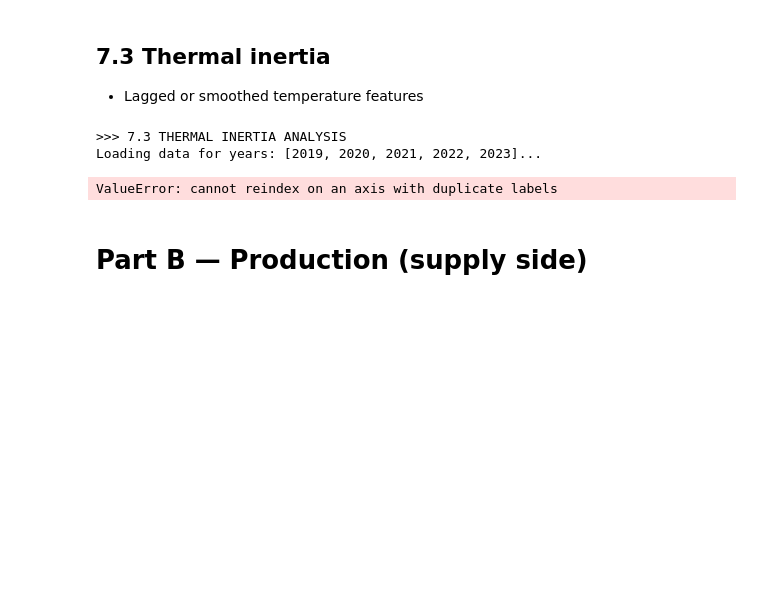
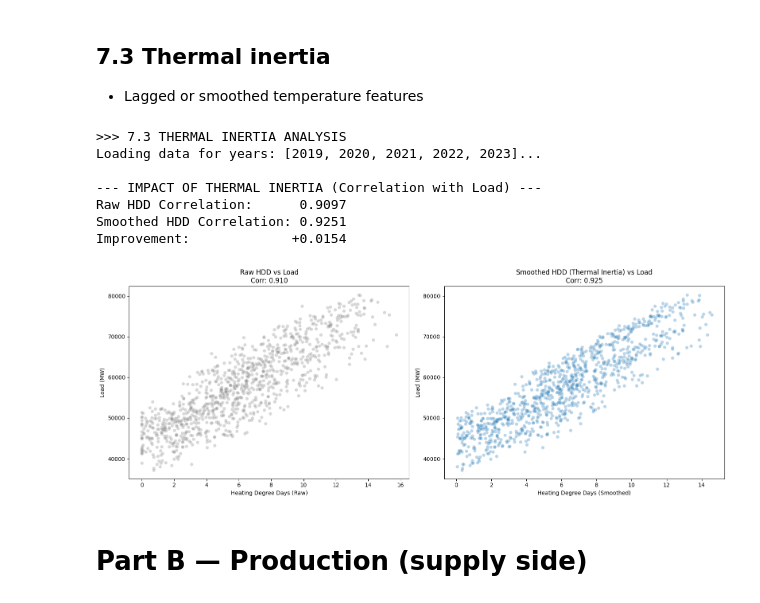
Before and after one commit to quentinbenchetrit/france-grid-stress-prediction, a Jupyter notebook: notebooks/EDA.ipynb, the cells around one changed output. Drawn from its saved outputs; the diff is of its cells as text; code cells hidden in the pictures; blank space fills up the shorter version.

```diff
--- a/notebooks/EDA.ipynb
+++ b/notebooks/EDA.ipynb
@@ -2834,11 +2844,15 @@ def analyze_thermal_inertia():
             df = pd.read_csv(f, usecols=[date_col, val_col])
             df = df.rename(columns={date_col: 'ts', val_col: 'mw'})
             df['ts'] = pd.to_datetime(df['ts'], utc=True)
+            # Resample to Daily Mean immediately
             conso_list.append(df.set_index('ts').resample('D')['mw'].mean())
         except: pass
 
     if not conso_list: return
     df_conso = pd.concat(conso_list)
+
+    # CRITICAL FIX: Deduplicate Index
+    df_conso = df_conso[~df_conso.index.duplicated(keep='first')].sort_index()
 
     # --- B. Load Weather ---
     weather_list = []
@@ -2856,7 +2870,11 @@ def analyze_thermal_inertia():
     if not weather_list: return
     df_weather = pd.concat(weather_list)
 
+    # CRITICAL FIX: Deduplicate Index
+    df_weather = df_weather[~df_weather.index.duplicated(keep='first')].sort_index()
+
     # --- C. Feature Engineering (Thermal Inertia) ---
+    # Now concatenation is safe
     df = pd.concat([df_conso, df_weather], axis=1).dropna()
     df.columns = ['load_mw', 'temp_raw']
 
@@ -2881,34 +2899,39 @@ def analyze_thermal_inertia():
     fig, axes = plt.subplots(1, 2, figsize=(16, 6))
 
     # Plot 1: Raw Temperature Scatter
     # Filter for Winter only (HDD > 0) to see the effect clearly
     winter_mask = df['HDD_smooth'] > 0
 
     sns.scatterplot(data=df[winter_mask], x='HDD_raw', y='load_mw',
                     alpha=0.3, ax=axes[0], color='gray')
     axes[0].set_title(f"Raw HDD vs Load\nCorr: {corr_raw:.3f}")
     axes[0].set_xlabel("Heating Degree Days (Raw)")
     axes[0].set_ylabel("Load (MW)")
 
     # Plot 2: Smoothed Temperature Scatter
     sns.scatterplot(data=df[winter_mask], x='HDD_smooth', y='load_mw',
                     alpha=0.3, ax=axes[1], color='#1f77b4')
     axes[1].set_title(f"Smoothed HDD (Thermal Inertia) vs Load\nCorr: {corr_smooth:.3f}")
     axes[1].set_xlabel("Heating Degree Days (Smoothed)")
     axes[1].set_ylabel("Load (MW)")
 
     plt.tight_layout()
     plt.show()
 
     # Cleanup
     del df, df_conso, df_weather
     gc.collect()
 
 analyze_thermal_inertia()
 # %% [output]
 >>> 7.3 THERMAL INERTIA ANALYSIS
 Loading data for years: [2019, 2020, 2021, 2022, 2023]...
+
+--- IMPACT OF THERMAL INERTIA (Correlation with Load) ---
+Raw HDD Correlation:      0.9097
+Smoothed HDD Correlation: 0.9251
+Improvement:             +0.0154
-ValueError: cannot reindex on an axis with duplicate labels
+[figure, added]
 # %% [markdown]
 # Part B — Production (supply side)
 # %% [markdown]
```
Also changed, not shown: parts of 3 cells of this notebook.
